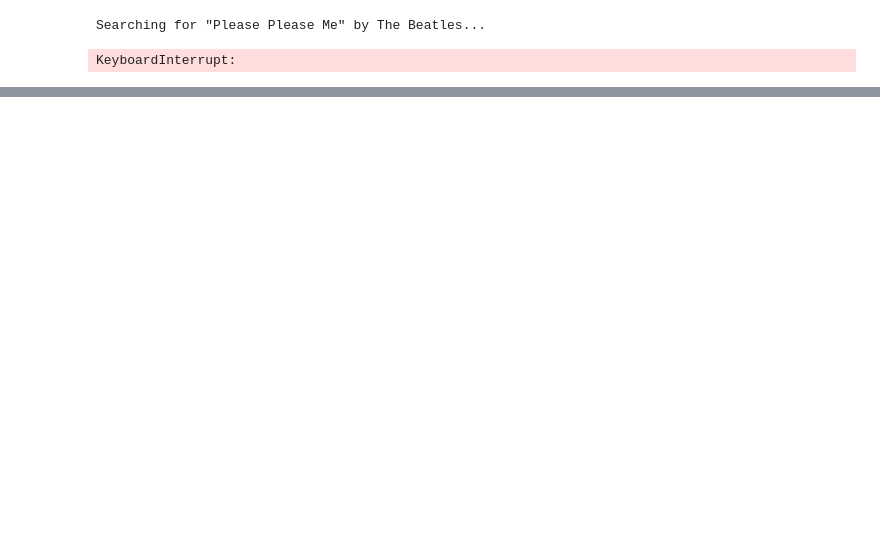
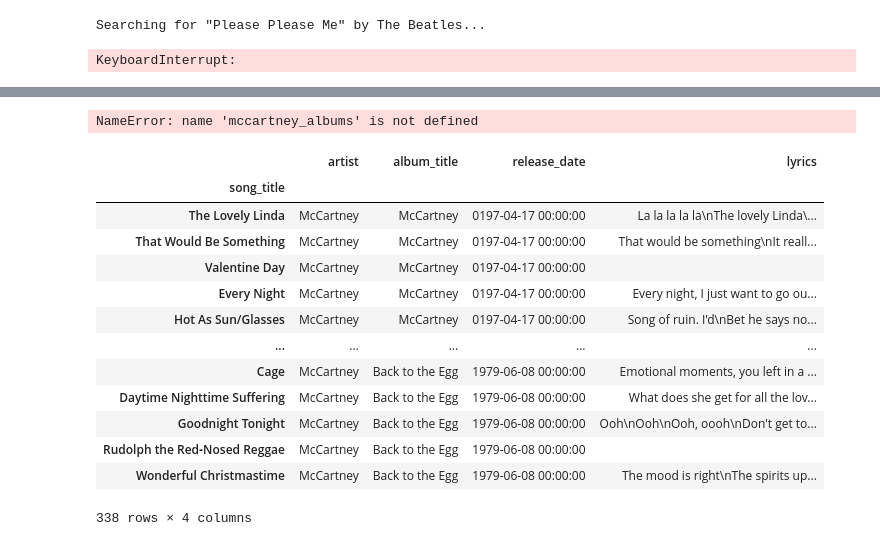
Before and after one commit to josephpcowell/cowell_proj_5, a Jupyter notebook: get_songs.ipynb, the cells around one changed output, grey strips where cells are left out. Drawn from its saved outputs; the diff is of its cells as text; code cells hidden in the pictures; blank space fills up the shorter version.

Commit message:
Collected McCartney data

```diff
--- a/get_songs.ipynb
+++ b/get_songs.ipynb
@@ -44,7 +46,7 @@ album.save_lyrics()
 all_albums = []
 directory = 'Albums'
 for filename in os.listdir(directory):
-    all_albums.extend(get_song_info(filename))
+    all_albums.extend(get_song_info(filename,album_directory='Albums/'))
 # Take helper functions to create a list of all The Beatles songs and relevant information
 # %%
 all_songs = pd.DataFrame(all_albums).set_index('song_title')
@@ -58,0 +129,32 @@ lyric_df.to_csv('Beatles_linebreaks.txt', header=None, index=None, sep=' ', mode
+# %%
+for albums in mccartney_albums:
+    album = genius.search_album(albums, "Paul McCartney")
+    album.save_lyrics()
+# %% [output]
+NameError: name 'mccartney_albums' is not defined
+# %%
+all_albums = []
+directory = 'McCartney'
+for filename in os.listdir(directory):
+    all_albums.extend(get_song_info(filename,artist='McCartney',album_directory='McCartney/'))
+# Take helper functions to create a list of all The Beatles songs and relevant information
+# %%
+all_songs = pd.DataFrame(all_albums).set_index('song_title')
+all_songs
+# Get our nice DataFrame and save it for future retrieval
+# all_songs.to_pickle("./Data/BeatlesDF_linebreaks.pkl")
+# %% [output]
+|  | artist | album_title | release_date | lyrics |
+| song_title |  |  |  |  |
+| The Lovely Linda | McCartney | McCartney | 0197-04-17 00:00:00 | La la la la la\nThe lovely Linda\... |
+| That Would Be Something | McCartney | McCartney | 0197-04-17 00:00:00 | That would be something\nIt reall... |
+| Valentine Day | McCartney | McCartney | 0197-04-17 00:00:00 |  |
+| Every Night | McCartney | McCartney | 0197-04-17 00:00:00 | Every night, I just want to go ou... |
+| Hot As Sun/Glasses | McCartney | McCartney | 0197-04-17 00:00:00 | Song of ruin. I'd\nBet he says no... |
+| ... | ... | ... | ... | ... |
+| Cage | McCartney | Back to the Egg | 1979-06-08 00:00:00 | Emotional moments, you left in a ... |
+| Daytime Nighttime Suffering | McCartney | Back to the Egg | 1979-06-08 00:00:00 | What does she get for all the lov... |
+| Goodnight Tonight | McCartney | Back to the Egg | 1979-06-08 00:00:00 | Ooh\nOoh\nOoh, oooh\nDon't get to... |
+| Rudolph the Red‐Nosed Reggae | McCartney | Back to the Egg | 1979-06-08 00:00:00 |  |
+| Wonderful Christmastime | McCartney | Back to the Egg | 1979-06-08 00:00:00 | The mood is right\nThe spirits up... |
+338 rows × 4 columns
```
Also changed, not shown: parts of 12 cells of this notebook.
